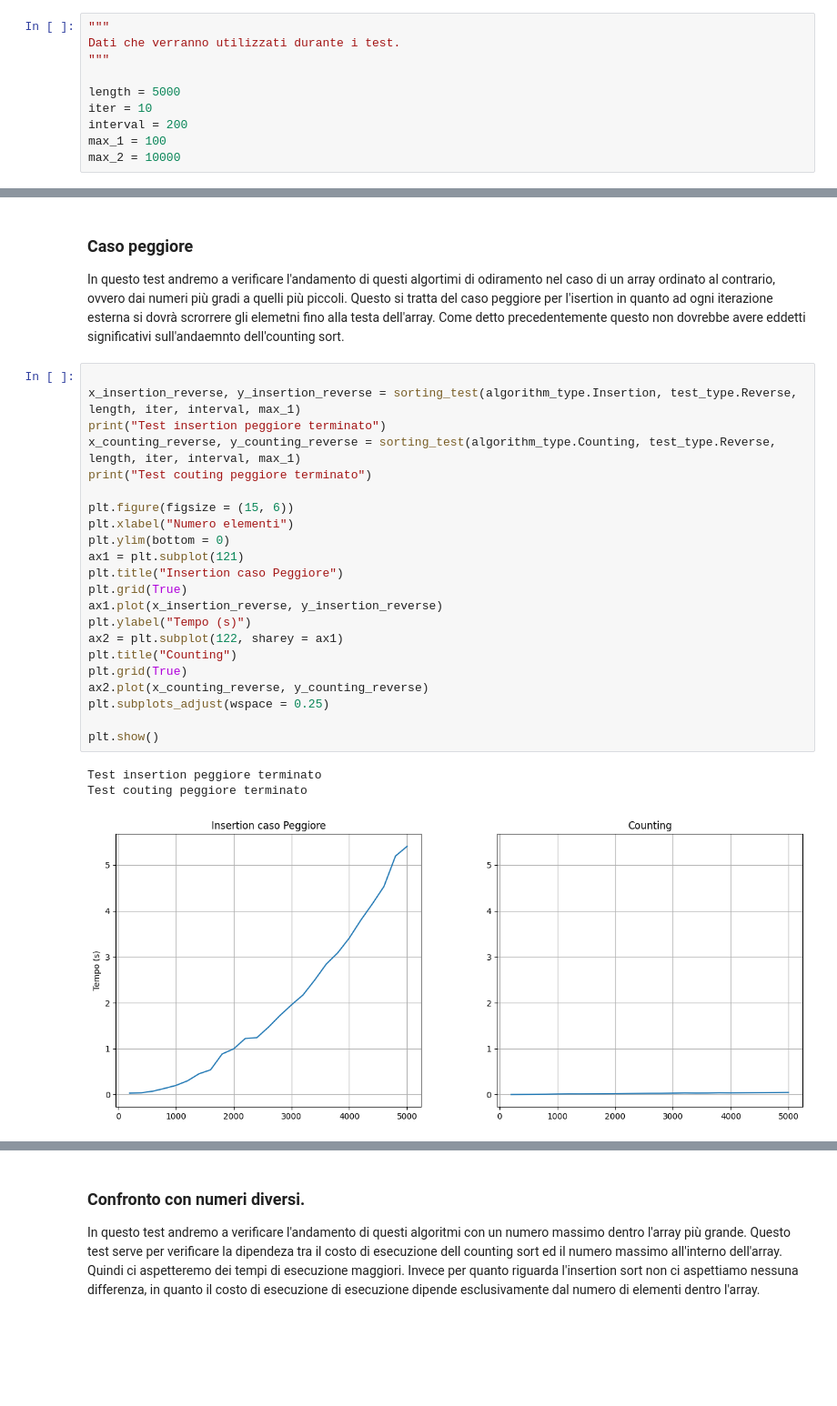
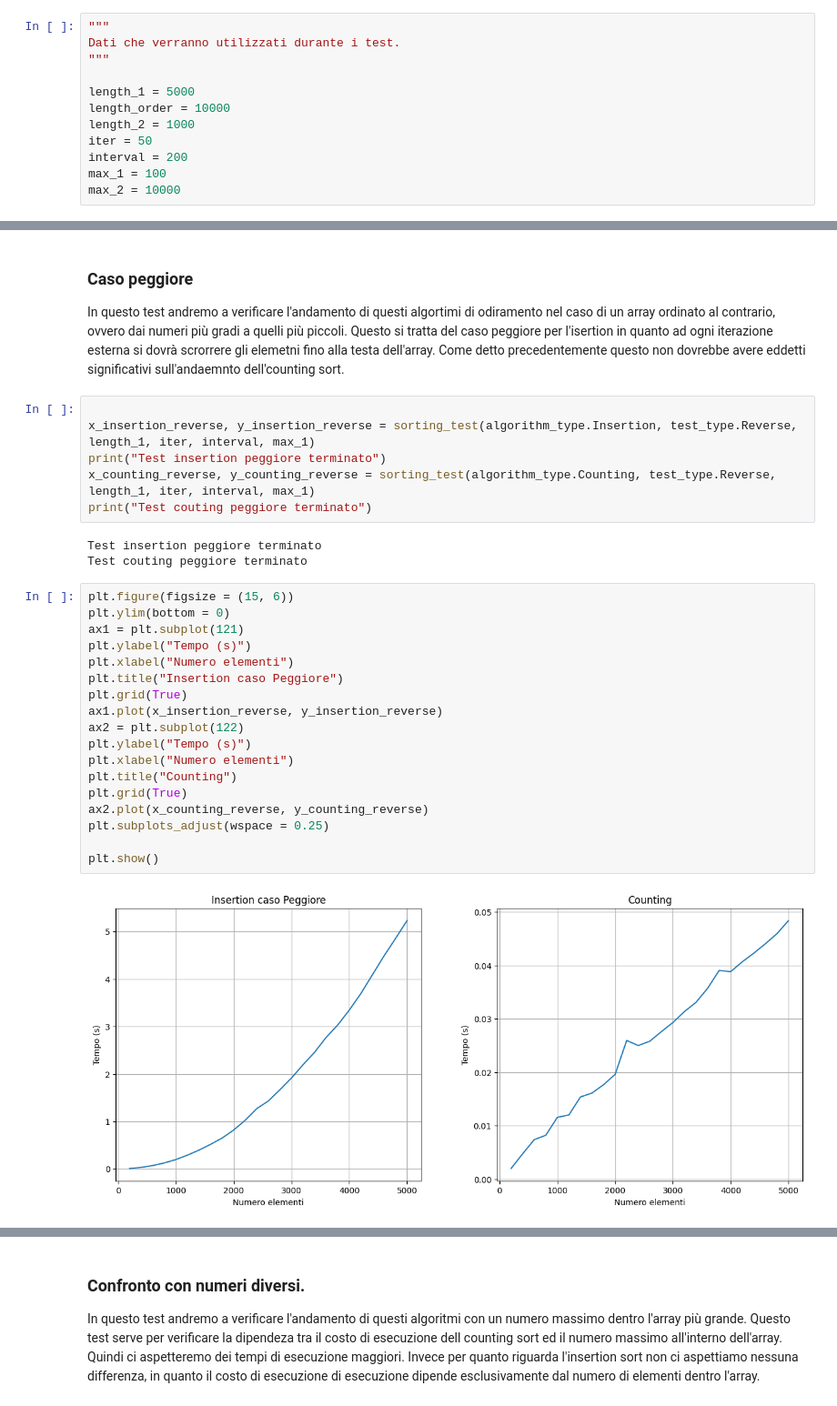
Before and after one commit to LucchesiCarlo/Laboratori_Algoritmi, a Jupyter notebook: Notebook.ipynb, the cells around one changed output, grey strips where cells are left out. Shown: that part at 91% size. Cells and saved outputs as stored; diff of their text form; blank space fills up the shorter version.

```diff
--- a/Notebook.ipynb
+++ b/Notebook.ipynb
@@ -165,8 +167,10 @@ In questa sezione sono definite tutte le variabili che verranno utilizzate per g
 Dati che verranno utilizzati durante i test.
 """
 
-length = 5000
-iter = 10
+length_1 = 5000
+length_order = 10000
+length_2 = 1000
+iter = 50
 interval = 200
 max_1 = 100
 max_2 = 10000
@@ -247,29 +259,32 @@ Un fenomeno particolare che si può apprezzare in questo caso è il fatto che l'
 ### Caso peggiore
 
 In questo test andremo a verificare l'andamento di questi algortimi di odiramento nel caso di un array ordinato al contrario, ovvero dai numeri più gradi a quelli più piccoli. Questo si tratta del caso peggiore per l'isertion in quanto ad ogni iterazione esterna si dovrà scrorrere gli elemetni fino alla testa dell'array. Come detto precedentemente questo non dovrebbe avere eddetti significativi sull'andaemnto dell'counting sort.
+# %%
+
+x_insertion_reverse, y_insertion_reverse = sorting_test(algorithm_type.Insertion, test_type.Reverse, length_1, iter, interval, max_1)
+print("Test insertion peggiore terminato")
+x_counting_reverse, y_counting_reverse = sorting_test(algorithm_type.Counting, test_type.Reverse, length_1, iter, interval, max_1)
+print("Test couting peggiore terminato")
+# %% [output]
+Test insertion peggiore terminato
+Test couting peggiore terminato
 # %%
-
-x_insertion_reverse, y_insertion_reverse = sorting_test(algorithm_type.Insertion, test_type.Reverse, length, iter, interval, max_1)
-print("Test insertion peggiore terminato")
-x_counting_reverse, y_counting_reverse = sorting_test(algorithm_type.Counting, test_type.Reverse, length, iter, interval, max_1)
-print("Test couting peggiore terminato")
-
 plt.figure(figsize = (15, 6))
-plt.xlabel("Numero elementi")
 plt.ylim(bottom = 0)
 ax1 = plt.subplot(121)
+plt.ylabel("Tempo (s)")
+plt.xlabel("Numero elementi")
 plt.title("Insertion caso Peggiore")
 plt.grid(True)
 ax1.plot(x_insertion_reverse, y_insertion_reverse)
+ax2 = plt.subplot(122)
 plt.ylabel("Tempo (s)")
-ax2 = plt.subplot(122, sharey = ax1)
+plt.xlabel("Numero elementi")
 plt.title("Counting")
 plt.grid(True)
 ax2.plot(x_counting_reverse, y_counting_reverse)
 plt.subplots_adjust(wspace = 0.25)
 
 plt.show()
 # %% [output]
-Test insertion peggiore terminato
-Test couting peggiore terminato
-[figure, old version]
+[figure, new version]
```
Also changed, not shown: parts of 24 cells of this notebook.
